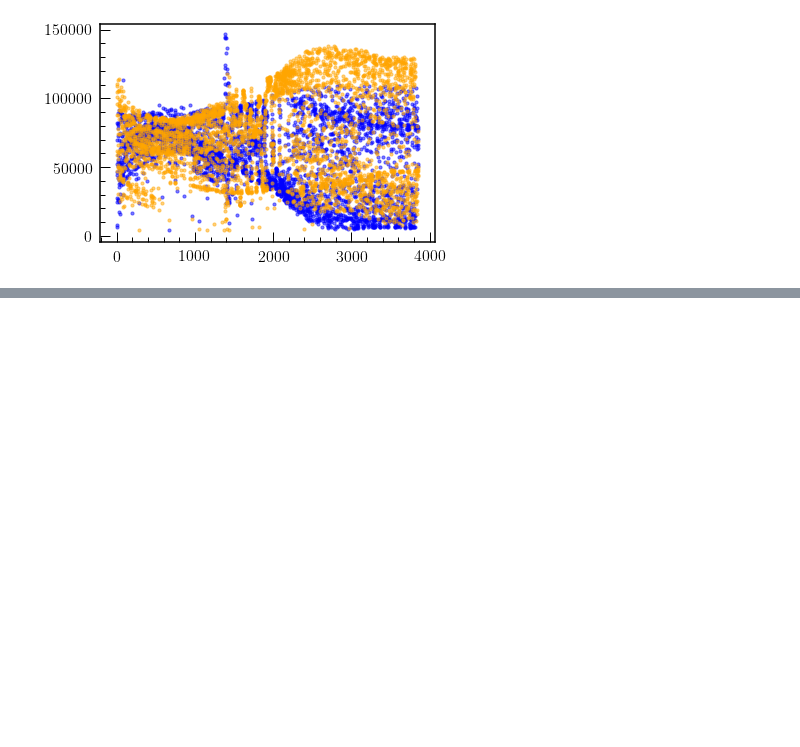
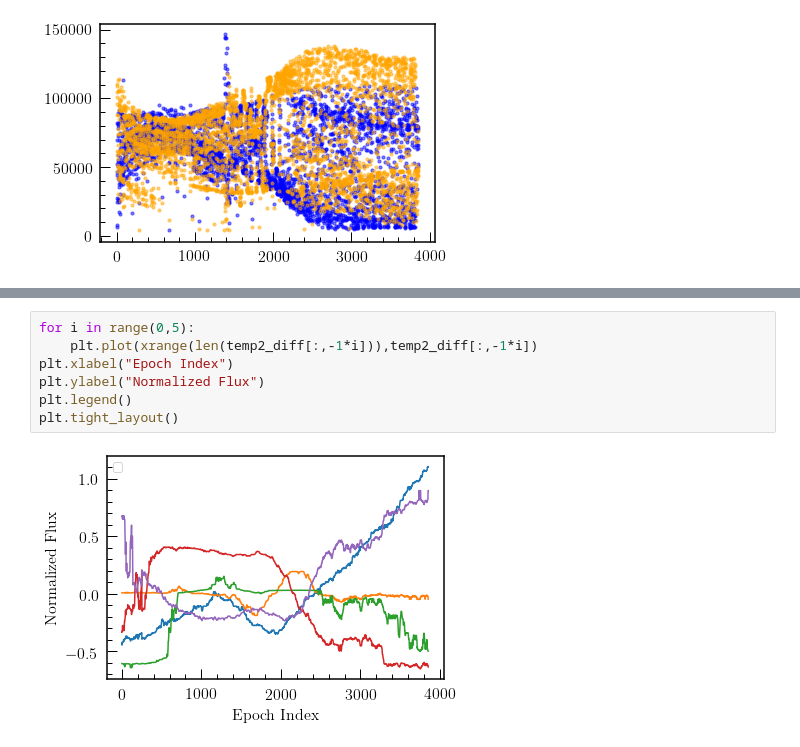
Before and after one commit to jmoreno28/k2_LongTermSystematics, a Jupyter notebook: MakeTemplateSystematicLC.ipynb, the cells around one changed output, grey strips where cells are left out. Drawn from its saved outputs; the diff is of its cells as text; blank space fills up the shorter version.

```diff
--- a/MakeTemplateSystematicLC.ipynb
+++ b/MakeTemplateSystematicLC.ipynb
@@ -224,0 +241,9 @@ plt.plot(xrange(len(temp[:,-2])),temp[:,-2])
+# %%
+for i in range(0,5):
+    plt.plot(xrange(len(temp2_diff[:,-1*i])),temp2_diff[:,-1*i])
+plt.xlabel("Epoch Index")
+plt.ylabel("Normalized Flux")
+plt.legend()
+plt.tight_layout()
+# %% [output]
+[figure, added]
```
Also changed, not shown: parts of 8 cells of this notebook, 2 other files.
